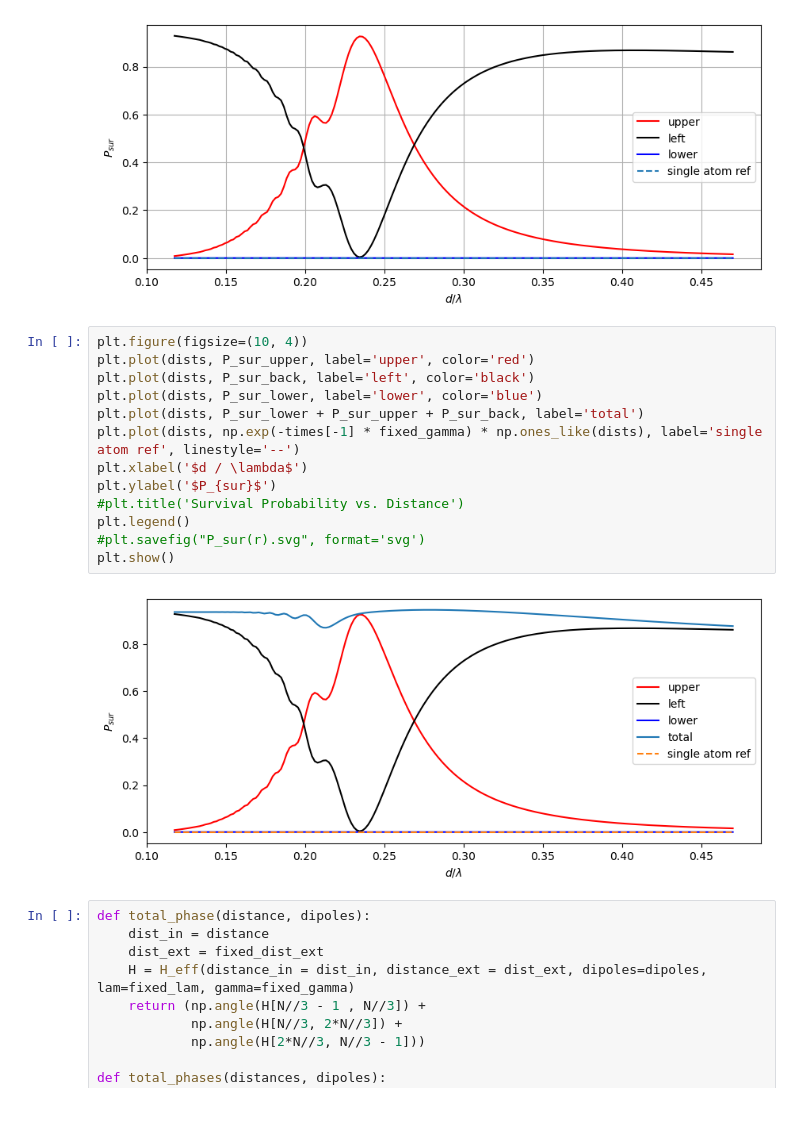
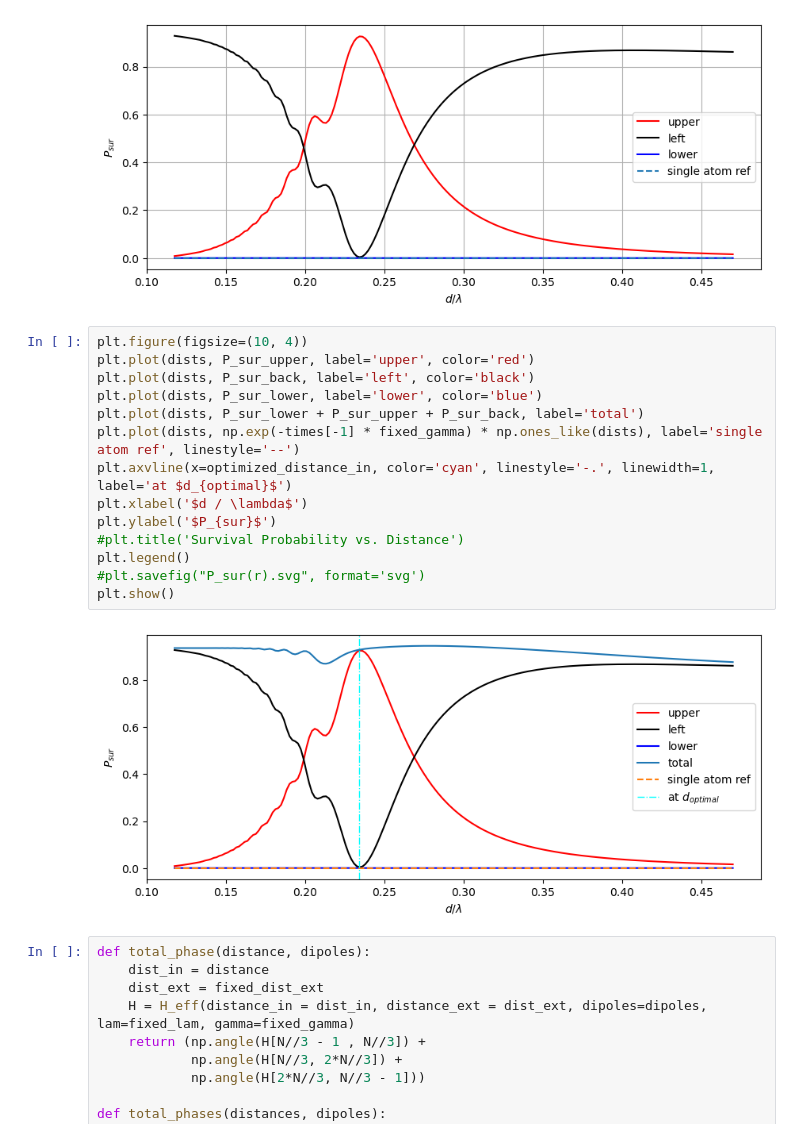
Before and after one commit to LBPhysics/GIT_Code_BA, a Jupyter notebook: Continuation/Qutip/New_Topology.ipynb, the cells around one changed output. Drawn from its saved outputs; the diff is of its cells as text.

Commit message:
What I did: adjusted the distance in the Plot P_sur(r)

```diff
--- a/Continuation/Qutip/New_Topology.ipynb
+++ b/Continuation/Qutip/New_Topology.ipynb
@@ -448,18 +448,19 @@ for i, dist in enumerate(tqdm(dists, desc='Distances')):
 # %%
 plt.figure(figsize=(10, 4))
 plt.plot(dists, P_sur_upper, label='upper', color='red')
 plt.plot(dists, P_sur_back, label='left', color='black')
 plt.plot(dists, P_sur_lower, label='lower', color='blue')
 plt.plot(dists, P_sur_lower + P_sur_upper + P_sur_back, label='total')
 plt.plot(dists, np.exp(-times[-1] * fixed_gamma) * np.ones_like(dists), label='single atom ref', linestyle='--')
+plt.axvline(x=optimized_distance_in, color='cyan', linestyle='-.', linewidth=1, label='at $d_{optimal}$')
 plt.xlabel('$d / \lambda$')
 plt.ylabel('$P_{sur}$')
 #plt.title('Survival Probability vs. Distance')
 plt.legend()
 #plt.savefig("P_sur(r).svg", format='svg')
 plt.show()
 # %% [output]
-[figure, old version]
+[figure, new version]
 # %%
 def total_phase(distance, dipoles):
     dist_in = distance
```
Also changed, not shown: parts of 1 cell of this notebook.
